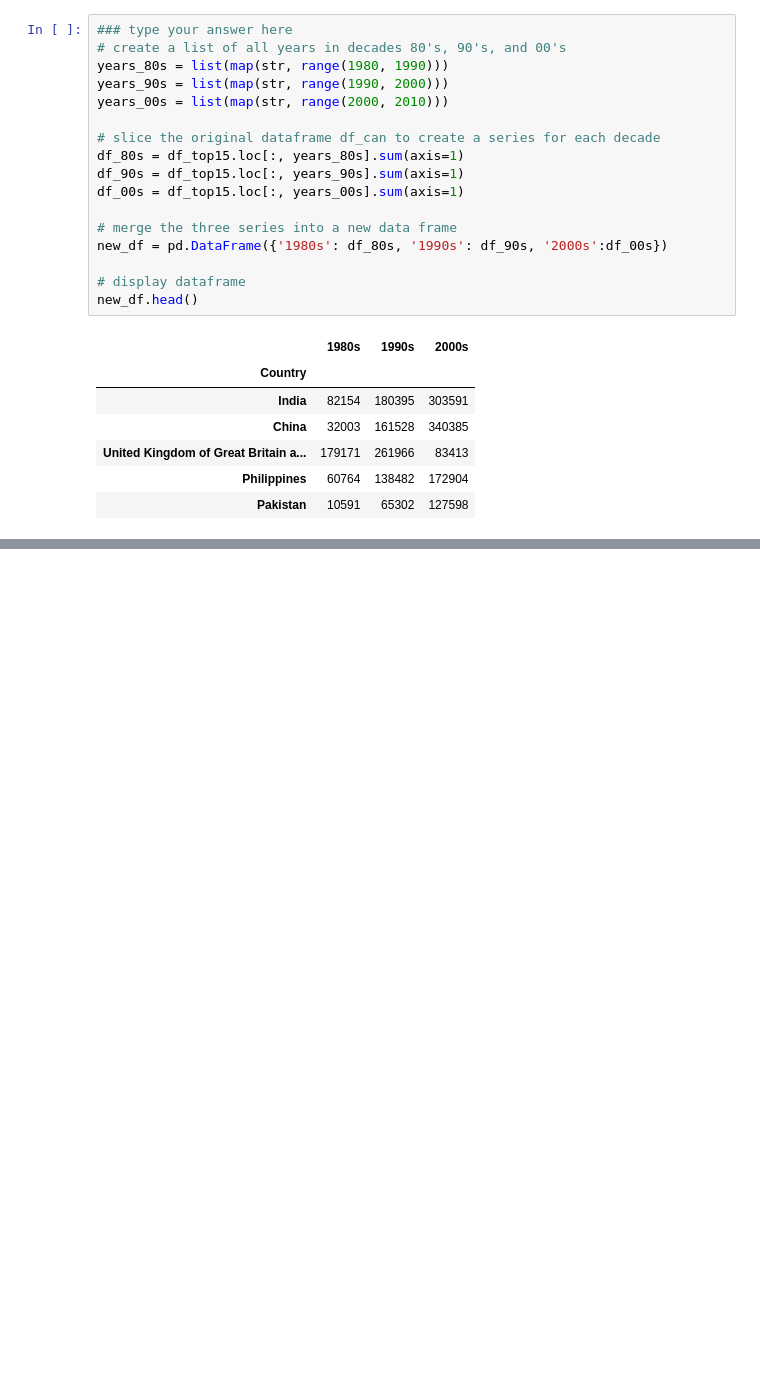
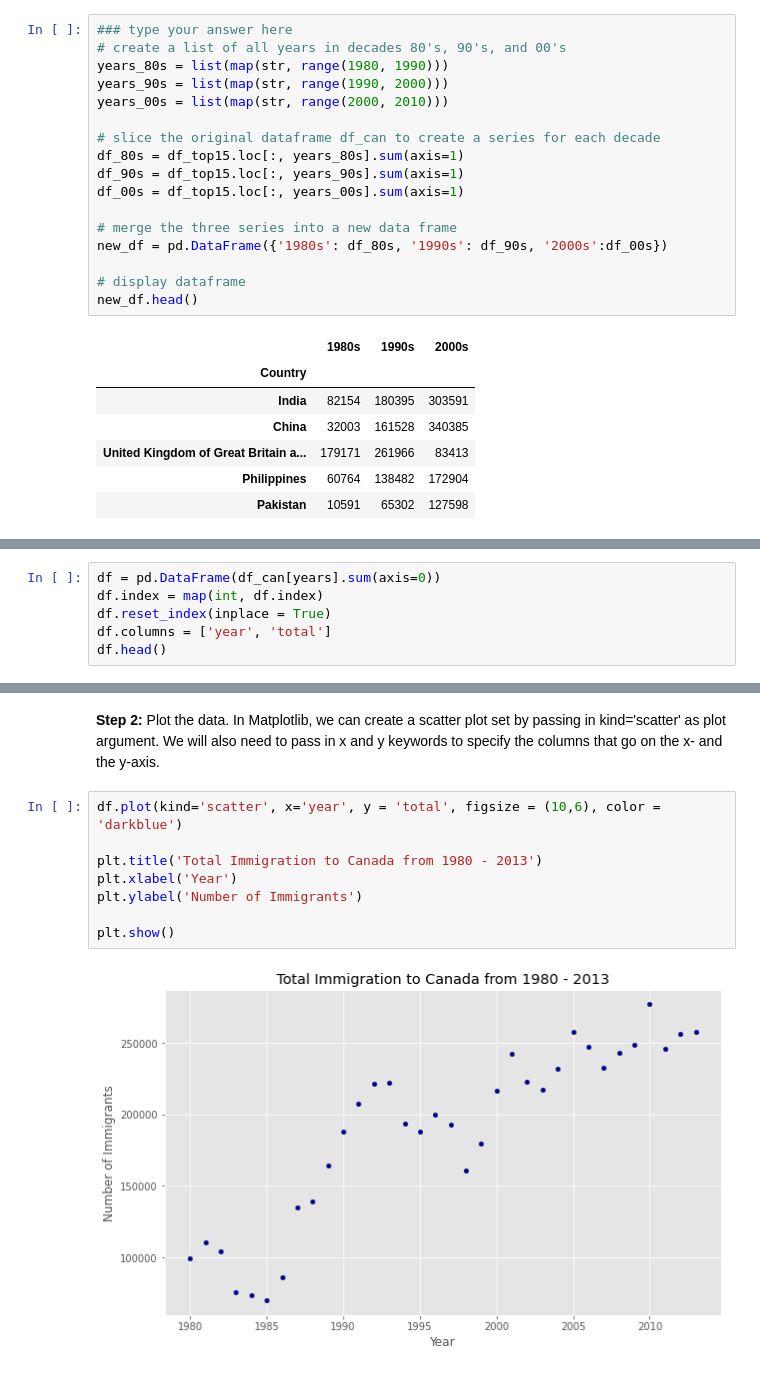
Before and after one commit to hoaint25/IBM_Data_Analyst, a Jupyter notebook: Specialized_visual_tools.ipynb, the cells around one changed output, grey strips where cells are left out. Cells and saved outputs as stored; diff of their text form; blank space fills up the shorter version.

```diff
--- a/Specialized_visual_tools.ipynb
+++ b/Specialized_visual_tools.ipynb
@@ -401,0 +463,6 @@ new_df.head()
+# %%
+df = pd.DataFrame(df_can[years].sum(axis=0))
+df.index = map(int, df.index)
+df.reset_index(inplace = True)
+df.columns = ['year', 'total']
+df.head()
@@ -401,0 +476,12 @@ new_df.head()
+# %% [markdown]
+**Step 2:** Plot the data. In Matplotlib, we can create a scatter plot set by passing in kind='scatter' as plot argument. We will also need to pass in x and y keywords to specify the columns that go on the x- and the y-axis.
+# %%
+df.plot(kind='scatter', x='year', y = 'total', figsize = (10,6), color = 'darkblue')
+
+plt.title('Total Immigration to Canada from 1980 - 2013')
+plt.xlabel('Year')
+plt.ylabel('Number of Immigrants')
+
+plt.show()
+# %% [output]
+[figure, added]
```
Also changed, not shown: parts of 23 cells of this notebook.
